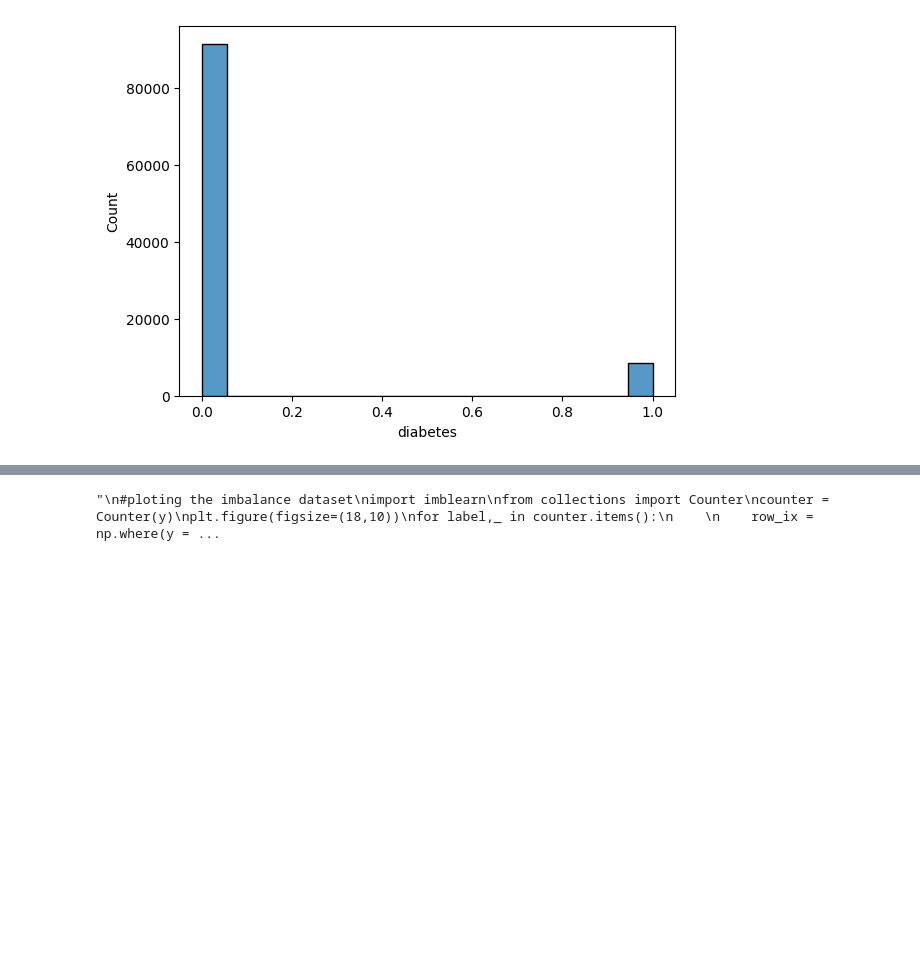
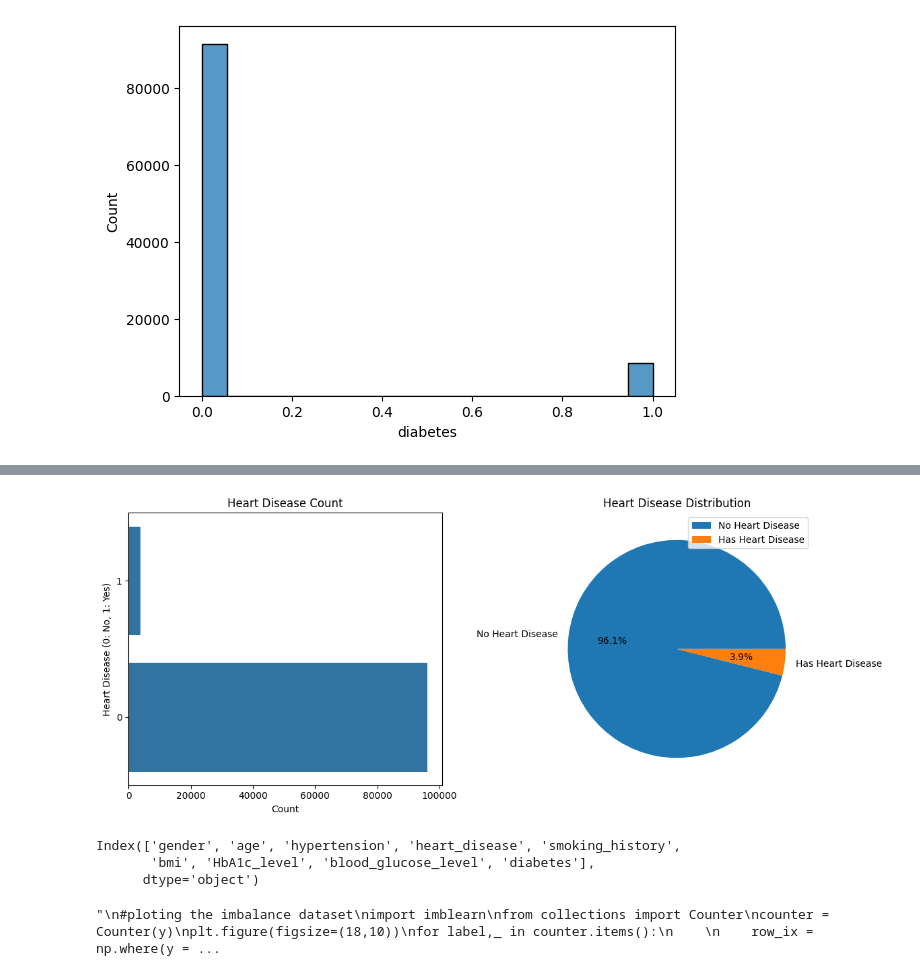
Before and after one commit to Tafique-Hossain-khan/HealthcarePredictor, a Jupyter notebook: notebook/Diabetes.ipynb, the cells around one changed output, grey strips where cells are left out. Drawn from its saved outputs; the diff is of its cells as text; code cells hidden in the pictures; blank space fills up the shorter version.

```diff
--- a/notebook/Diabetes.ipynb
+++ b/notebook/Diabetes.ipynb
@@ -81,3 +131,33 @@ sns.histplot(df['diabetes'])
+# %%
+fig, axis = plt.subplots(1, 2, figsize=(12, 5))
+
+# Bar plot for heart disease counts
+sns.countplot(df['heart_disease'], ax=axis[0])
+axis[0].set_title("Heart Disease Count")
+axis[0].set_ylabel("Heart Disease (0: No, 1: Yes)")
+axis[0].set_xlabel("Count")
+
+# Pie chart for heart disease distribution
+heart_disease_count = df['heart_disease'].value_counts()
+label = ['No Heart Disease', 'Has Heart Disease']  # Custom labels for pie chart
+data = heart_disease_count.values
+
+axis[1].pie(x=data, labels=label, autopct="%1.1f%%", labeldistance=1.1)  # Adjust label distance
+axis[1].set_title("Heart Disease Distribution")
+
+# Custom legend
+plt.legend(['No Heart Disease', 'Has Heart Disease'], loc="best")
+
+plt.tight_layout()  # Adjust the layout so everything fits well
+plt.show()
+# %% [output]
+[figure, added]
+# %%
+df.columns
+# %% [output]
+Index(['gender', 'age', 'hypertension', 'heart_disease', 'smoking_history',
+       'bmi', 'HbA1c_level', 'blood_glucose_level', 'diabetes'],
+      dtype='object')
 # %%
 X = df.drop(columns=['diabetes'],axis=1)
 y = df['diabetes']
```
Also changed, not shown: parts of 11 cells of this notebook.
